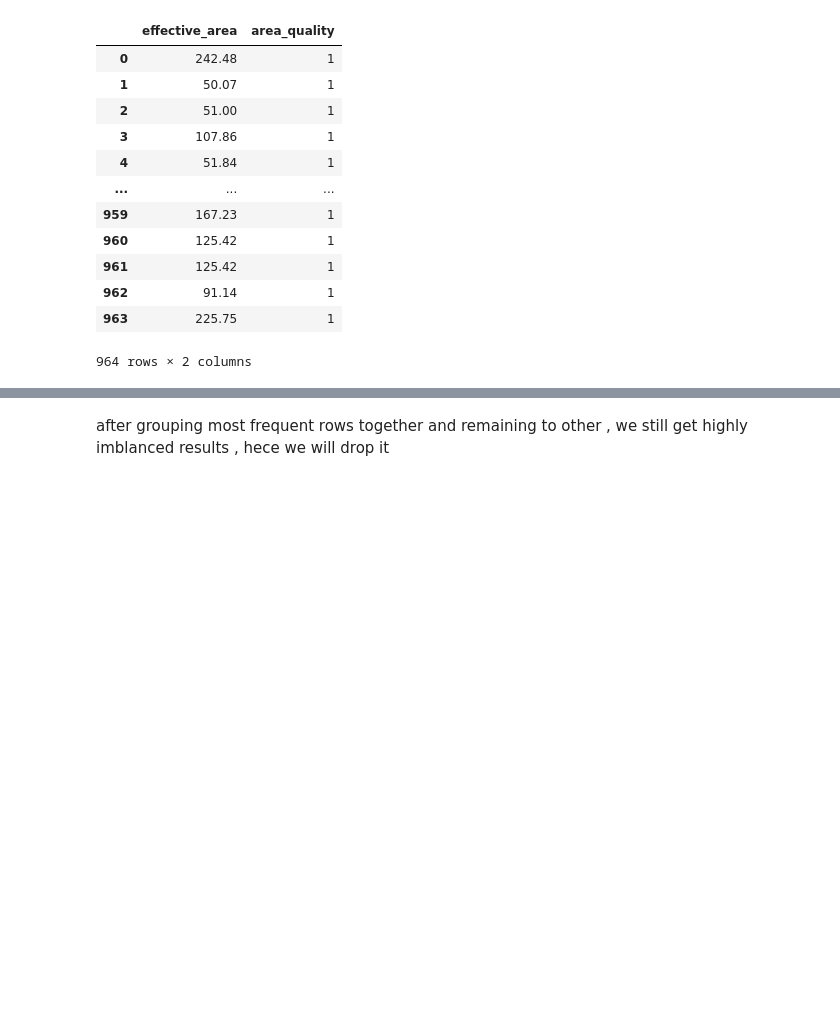
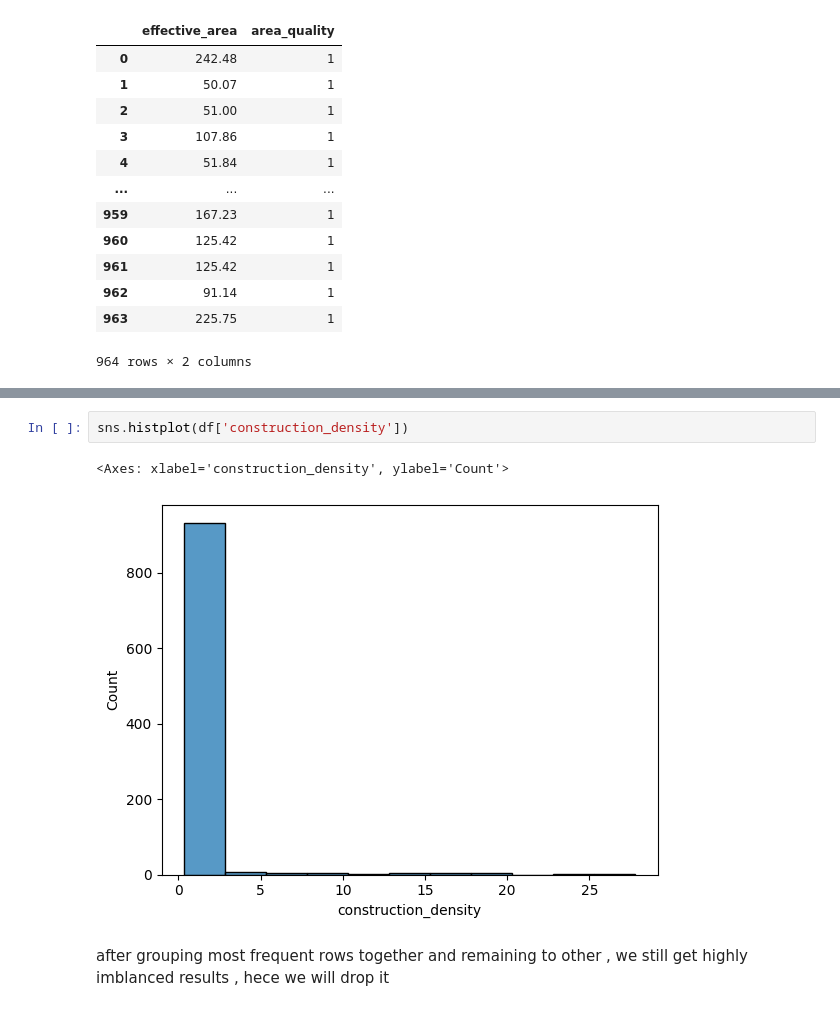
Before and after one commit to PremKarhale/Machine-learning, a Jupyter notebook: Projects/MegaProject1.ipynb, the cells around one changed output, grey strips where cells are left out. Cells and saved outputs as stored; diff of their text form; blank space fills up the shorter version.

```diff
--- a/Projects/MegaProject1.ipynb
+++ b/Projects/MegaProject1.ipynb
@@ -411,3 +428,8 @@ sns.histplot(df['areaWithType'],kde=True)
+# %%
+sns.histplot(df['construction_density'])
+# %% [output]
+<Axes: xlabel='construction_density', ylabel='Count'>
+[figure, added]
 # %% [markdown]
 after grouping most frequent rows together and remaining to other , we still get highly imblanced results , hece we will drop it
 # %%
```
Also changed, not shown: parts of 12 cells of this notebook.
